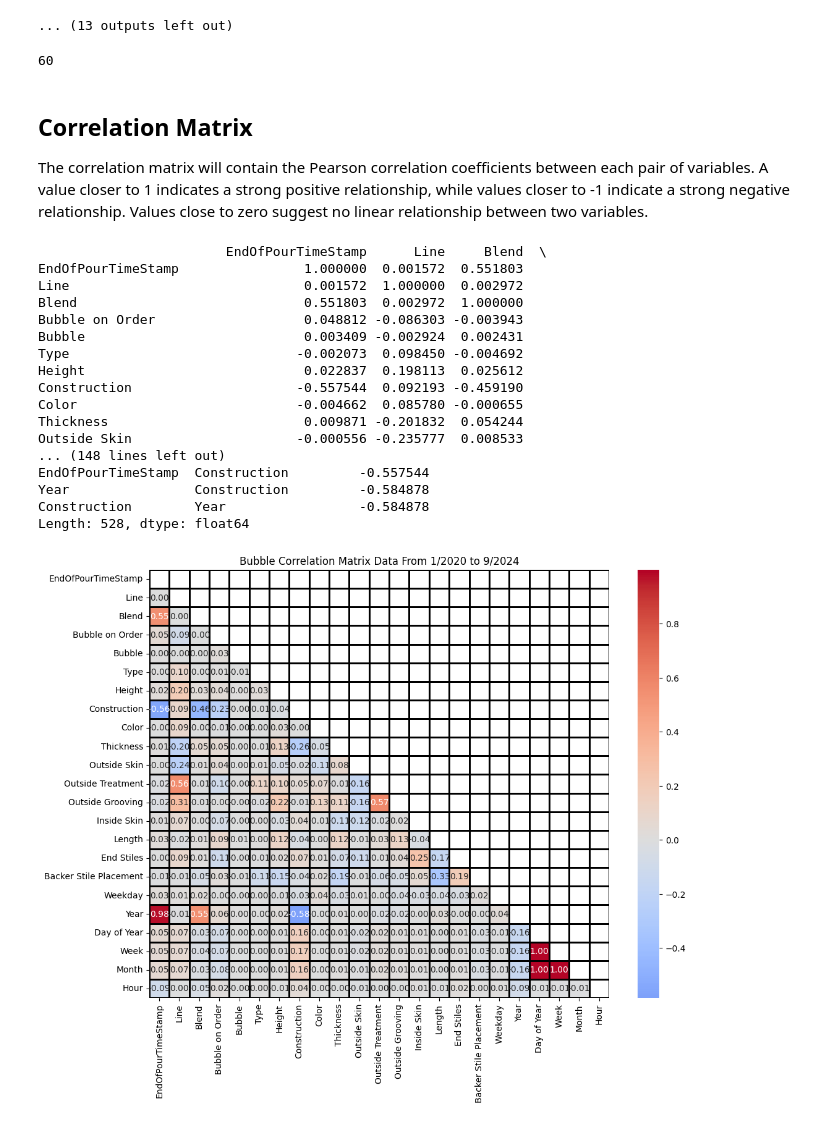
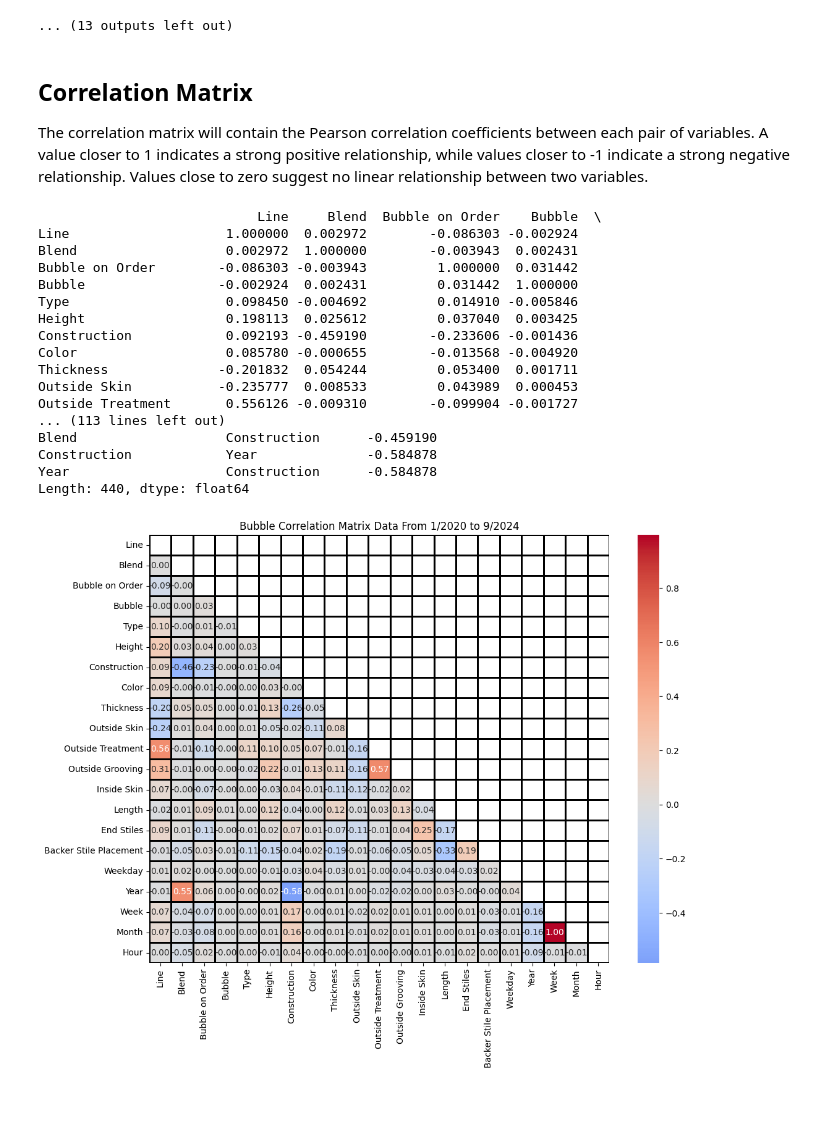
Before and after one commit to mattrupp/section-bubble-analysis, a Jupyter notebook: section-bubble-analysis.ipynb, the cells around one changed output. Drawn from its saved outputs; the diff is of its cells as text; code cells hidden in the pictures.

```diff
--- a/section-bubble-analysis.ipynb
+++ b/section-bubble-analysis.ipynb
@@ -178,31 +178,34 @@ barchart('Year', df, df_owb, df_swb, dt.year)
 [figure]
 [figure]
 ... (13 outputs left out)
-# %%
-print(len(df_swb.index.unique()))
-# %% [output]
-60
 # %% [markdown]
 ## Correlation Matrix
 
 The correlation matrix will contain the Pearson correlation coefficients between each pair of variables. A value closer to 1 indicates a strong positive relationship, while values closer to -1 indicate a strong negative relationship. Values close to zero suggest no linear relationship between two variables.
 # %%
+# Remove some columns
+df2 = df
+
+columns_to_remove = ['EndOfPourTimeStamp','SmartPartNumber','Order','Serial','Day of Year']
+for c in columns_to_remove:
+    df2.drop(c, axis=1, inplace=True)
+
 # Create a LabelEncoder object
 le = LabelEncoder()
 
 # Apply label encoding to all categorical columns
-for col in df.columns:
-    if df[col].dtype == 'object':
-        df[col] = le.fit_transform(df[col])
+for col in df2.columns:
+    if df2[col].dtype == 'object':
+        df2[col] = le.fit_transform(df2[col])
 
 # Calculate Pearson correlation (default)
-pearson_corr = df.corr()
+pearson_corr = df2.corr()
 
 # Calculate Spearman correlation
-spearman_corr = df.corr(method='spearman')
+spearman_corr = df2.corr(method='spearman')
 
 # Calculate Kendall correlation
-kendall_corr = df.corr(method='kendall')
+kendall_corr = df2.corr(method='kendall')
 
 correlation_matrix = pearson_corr
 
@@ -215,55 +218,45 @@ most_correlated_variables = correlation_matrix.unstack().sort_values(ascending=F
 print('Most correlated variables:')
 print(most_correlated_variables)
 # %% [output]
-                        EndOfPourTimeStamp      Line     Blend  \
-EndOfPourTimeStamp                1.000000  0.001572  0.551803
-Line                              0.001572  1.000000  0.002972
-Blend                             0.551803  0.002972  1.000000
-Bubble on Order                   0.048812 -0.086303 -0.003943
-Bubble                            0.003409 -0.002924  0.002431
-Type                             -0.002073  0.098450 -0.004692
-Height                            0.022837  0.198113  0.025612
-Construction                     -0.557544  0.092193 -0.459190
-Color                            -0.004662  0.085780 -0.000655
-Thickness                         0.009871 -0.201832  0.054244
-Outside Skin                     -0.000556 -0.235777  0.008533
-... (148 lines left out)
-EndOfPourTimeStamp  Construction         -0.557544
-Year                Construction         -0.584878
-Construction        Year                 -0.584878
-Length: 528, dtype: float64
+                            Line     Blend  Bubble on Order    Bubble  \
+Line                    1.000000  0.002972        -0.086303 -0.002924
+Blend                   0.002972  1.000000        -0.003943  0.002431
+Bubble on Order        -0.086303 -0.003943         1.000000  0.031442
+Bubble                 -0.002924  0.002431         0.031442  1.000000
+Type                    0.098450 -0.004692         0.014910 -0.005846
+Height                  0.198113  0.025612         0.037040  0.003425
+Construction            0.092193 -0.459190        -0.233606 -0.001436
+Color                   0.085780 -0.000655        -0.013568 -0.004920
+Thickness              -0.201832  0.054244         0.053400  0.001711
+Outside Skin           -0.235777  0.008533         0.043989  0.000453
+Outside Treatment       0.556126 -0.009310        -0.099904 -0.001727
+... (113 lines left out)
+Blend                   Construction      -0.459190
+Construction            Year              -0.584878
+Year                    Construction      -0.584878
+Length: 440, dtype: float64
 # %%
 import matplotlib.pyplot as plt
 import seaborn as sns
 
-# Remove some columns
-# delete the original EndOfPourTimeStamp
-df.drop('EndOfPourTimeStamp', axis=1, inplace=True)
-# delete the SmartPartNumber
-df.drop('SmartPartNumber', axis=1, inplace=True)
-# delete the Order Number
-df.drop('Order', axis=1, inplace=True)
-# delete the Serial Number
-df.drop('Serial', axis=1, inplace=True)
-
 # Create a heatmap using Seaborn
 plt.figure(figsize=(12, 9))
-matrix = np.triu(df.corr())
+matrix = np.triu(df2.corr())
 sns.heatmap(correlation_matrix,
             annot=True,
             cmap='coolwarm',
             cbar=True,
             fmt=".2f",
             center=0,
             linewidths=2,
             linecolor='black',
             mask=matrix
             )
 
 # Add a title
 plt.title(f'Bubble Correlation Matrix Data From {firstDate.month}/{firstDate.year} to {lastDate.month}/{lastDate.year}')
 
 # Show the plot
 plt.show()
 # %% [output]
-[figure, old version]
+[figure, new version]
```
Also changed, not shown: parts of 2 cells of this notebook.
